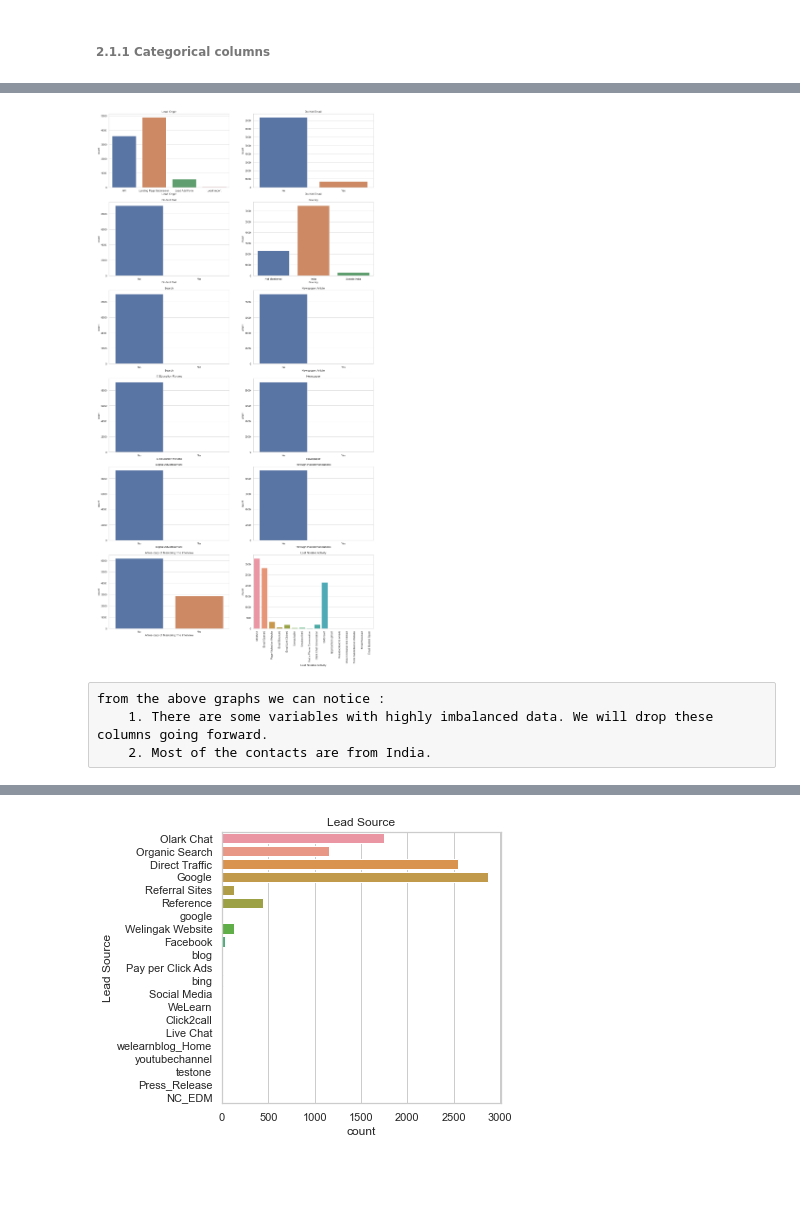
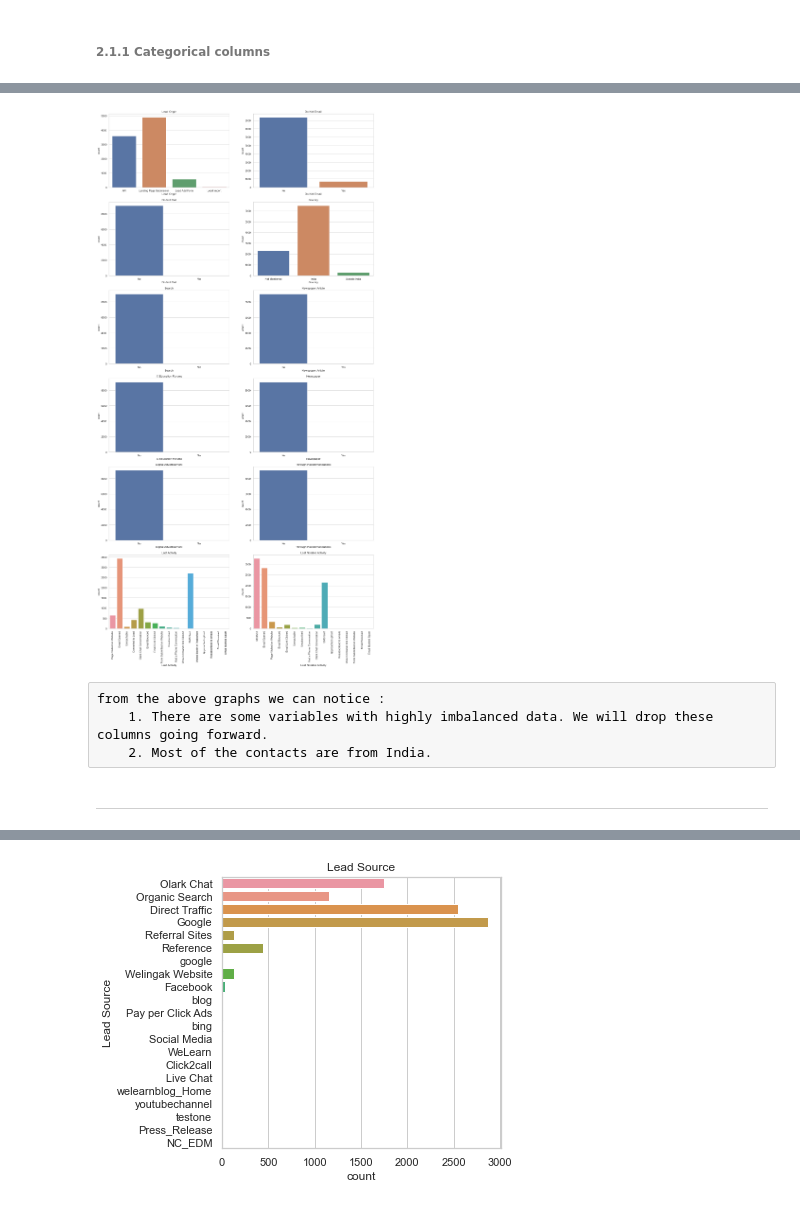
Before and after one commit to SatyugRaj/Lead_Scoring_Case_Study, a Jupyter notebook: LEAD_SCORING_CASE_STUDY.ipynb, the cells around one changed output, grey strips where cells are left out. Drawn from its saved outputs; the diff is of its cells as text; code cells hidden in the pictures; blank space fills up the shorter version.

```diff
--- a/LEAD_SCORING_CASE_STUDY.ipynb
+++ b/LEAD_SCORING_CASE_STUDY.ipynb
@@ -360 +376,11 @@ dtype: float64
+# %%
+# Again as we can see there are many values in "Tags" that are present even less that 5%. So we club those values to into a single categry to assist us in DUMMY creation Step.
+
+leads['Tags'] = leads['Tags'].replace(['In confusion whether part time or DLP', 'in touch with EINS','Diploma holder (Not Eligible)',
+                                     'Approached upfront','Graduation in progress','number not provided', 'opp hangup','Still Thinking',
+                                    'Lost to Others','Shall take in the next coming month','Lateral student','Interested in Next batch',
+                                    'Recognition issue (DEC approval)','Want to take admission but has financial problems',
+                                    'University not recognized'], 'Other_Tags')
+leads['Tags'] = leads['Tags'].replace(['switched off','Already a student','Lost to EINS','Not doing further education','Busy','invalid number','Closed by Horizzon','wrong number given',
+                                       'Interested  in full time MBA'] , 'Other_Tags')
 # %%
@@ -500,6 +499,7 @@ dtypes: float64(2), int64(2), object(24)
 memory usage: 2.0+ MB
 # %%
 sns.set_theme(style="whitegrid")
+
 plt.figure(figsize = (20,40))
 
 plt.subplot(6,2,1)
@@ -524,37 +524,39 @@ plt.title('Search')
 
 plt.subplot(6,2,6)
 sns.countplot(leads_final['Newspaper Article'])
 plt.title('Newspaper Article')
 
 plt.subplot(6,2,7)
 sns.countplot(leads_final['X Education Forums'])
 plt.title('X Education Forums')
 
 plt.subplot(6,2,8)
 sns.countplot(leads_final['Newspaper'])
 plt.title('Newspaper')
 
 plt.subplot(6,2,9)
 sns.countplot(leads_final['Digital Advertisement'])
 plt.title('Digital Advertisement')
 
 plt.subplot(6,2,10)
 sns.countplot(leads_final['Through Recommendations'])
 plt.title('Through Recommendations')
 
 plt.subplot(6,2,11)
-sns.countplot(leads_final['A free copy of Mastering The Interview'])
-plt.title('A free copy of Mastering The Interview')
+sns.countplot(leads_final['Last Activity']).tick_params(axis='x',rotation=90)
+plt.title('Last Activity')
 
 plt.subplot(6,2,12)
 sns.countplot(leads_final['Last Notable Activity']).tick_params(axis='x', rotation = 90)
 plt.title('Last Notable Activity')
 
 
 plt.show()
 # %% [output]
-[figure, old version]
+[figure, new version]
 # %% [raw]
 from the above graphs we can notice :
     1. There are some variables with highly imbalanced data. We will drop these columns going forward.
     2. Most of the contacts are from India.
+# %% [markdown]
+-----------------------------------------------------------------------------------------------
```
Also changed, not shown: parts of 57 cells of this notebook.
